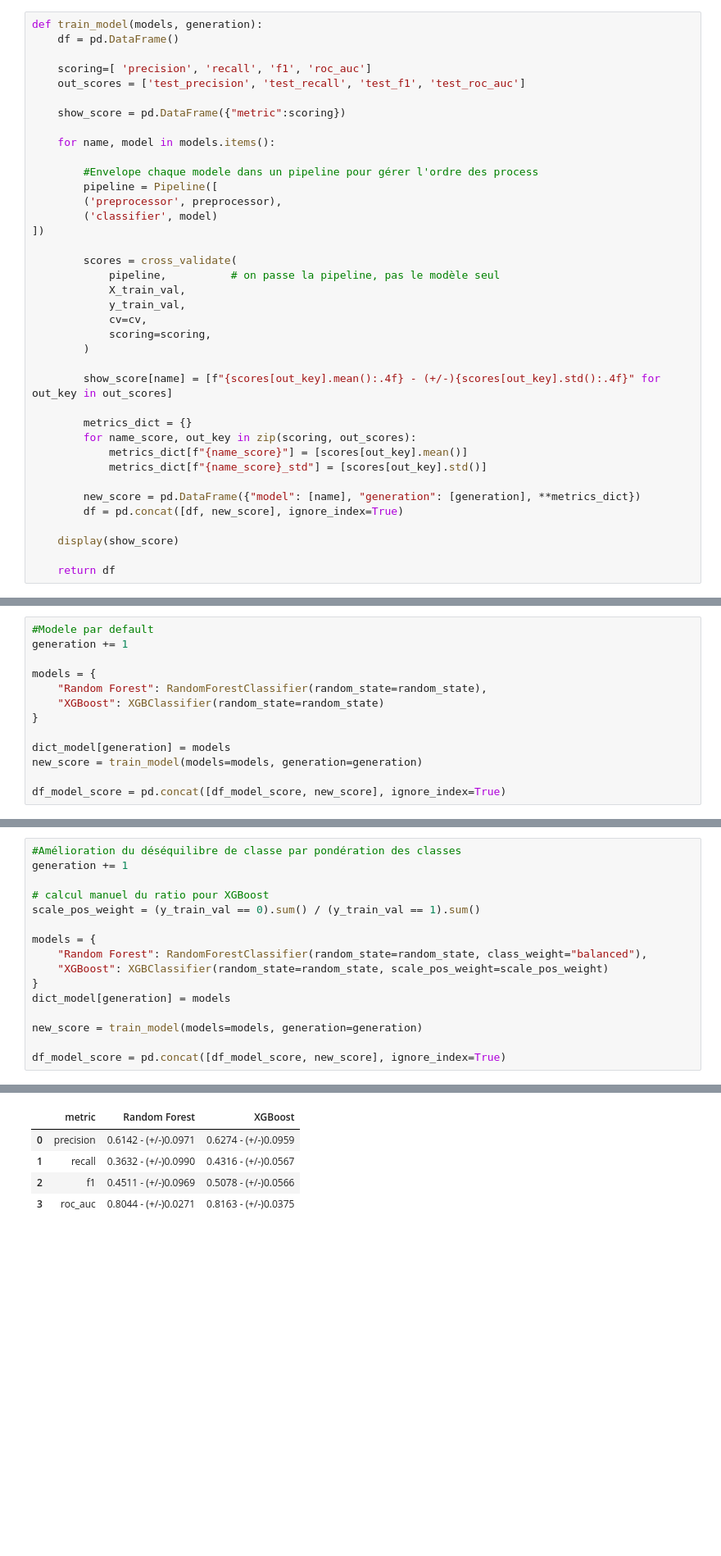
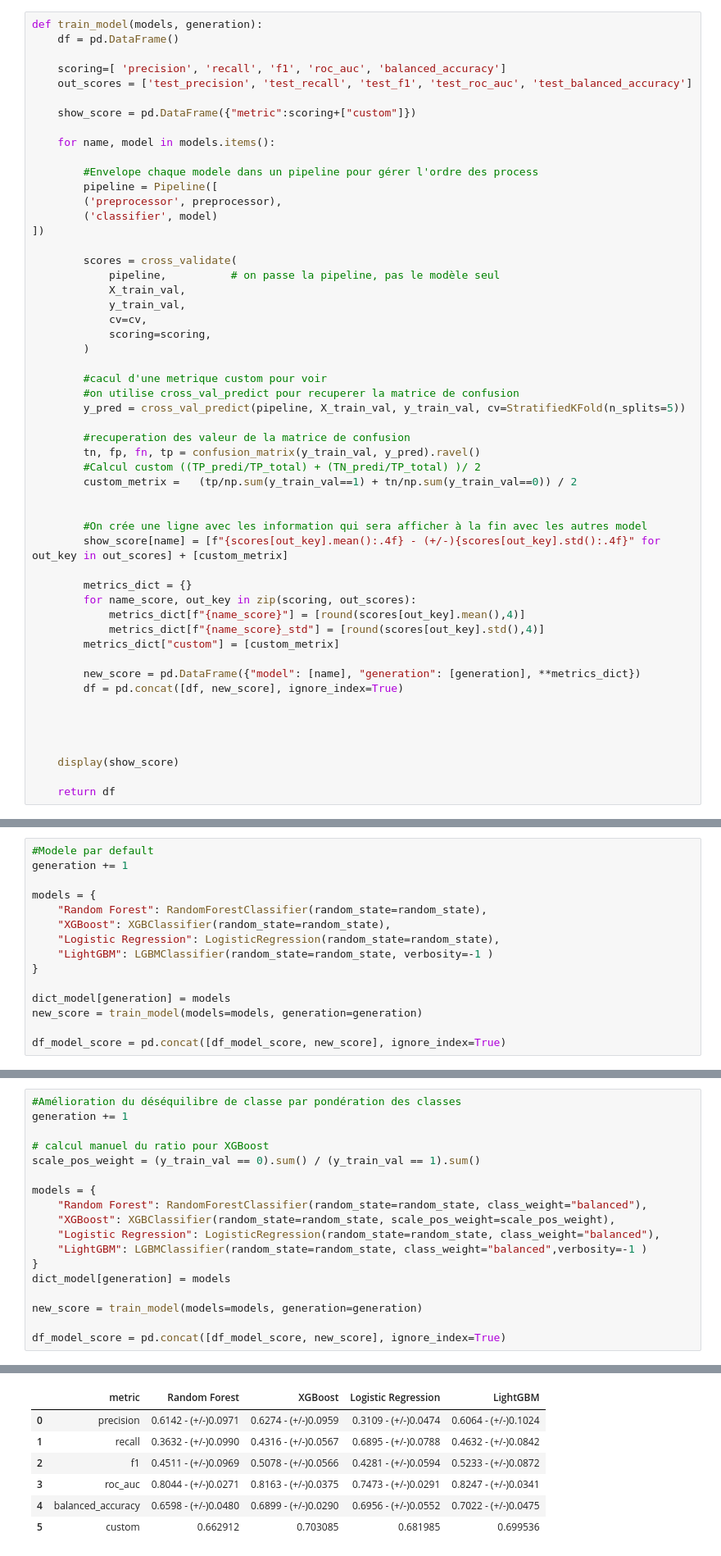
Before and after one commit to GreatTeacherJ/esn, a Jupyter notebook: src/app/data.ipynb, the cells around one changed output, grey strips where cells are left out. Shown at 82% size. Cells and saved outputs as stored; diff of their text form; blank space fills up the shorter version.

```diff
--- a/src/app/data.ipynb
+++ b/src/app/data.ipynb
@@ -713,10 +467,10 @@ print(get_scorer_names())
 def train_model(models, generation):
     df = pd.DataFrame()
 
-    scoring=[ 'precision', 'recall', 'f1', 'roc_auc']
-    out_scores = ['test_precision', 'test_recall', 'test_f1', 'test_roc_auc']
+    scoring=[ 'precision', 'recall', 'f1', 'roc_auc', 'balanced_accuracy']
+    out_scores = ['test_precision', 'test_recall', 'test_f1', 'test_roc_auc', 'test_balanced_accuracy']
 
-    show_score = pd.DataFrame({"metric":scoring})
+    show_score = pd.DataFrame({"metric":scoring+["custom"]})
 
     for name, model in models.items():
 
@@ -734,16 +488,31 @@ def train_model(models, generation):
             scoring=scoring,
         )
 
-        show_score[name] = [f"{scores[out_key].mean():.4f} - (+/-){scores[out_key].std():.4f}" for out_key in out_scores]
+        #cacul d'une metrique custom pour voir
+        #on utilise cross_val_predict pour recuperer la matrice de confusion
+        y_pred = cross_val_predict(pipeline, X_train_val, y_train_val, cv=StratifiedKFold(n_splits=5))
+
+        #recuperation des valeur de la matrice de confusion
+        tn, fp, fn, tp = confusion_matrix(y_train_val, y_pred).ravel()
+        #Calcul custom ((TP_predi/TP_total) + (TN_predi/TP_total) )/ 2
+        custom_metrix =   (tp/np.sum(y_train_val==1) + tn/np.sum(y_train_val==0)) / 2
+
+
+        #On crée une ligne avec les information qui sera afficher à la fin avec les autres model
+        show_score[name] = [f"{scores[out_key].mean():.4f} - (+/-){scores[out_key].std():.4f}" for out_key in out_scores] + [custom_metrix]
 
         metrics_dict = {}
         for name_score, out_key in zip(scoring, out_scores):
-            metrics_dict[f"{name_score}"] = [scores[out_key].mean()]
-            metrics_dict[f"{name_score}_std"] = [scores[out_key].std()]
+            metrics_dict[f"{name_score}"] = [round(scores[out_key].mean(),4)]
+            metrics_dict[f"{name_score}_std"] = [round(scores[out_key].std(),4)]
+        metrics_dict["custom"] = [custom_metrix]
 
         new_score = pd.DataFrame({"model": [name], "generation": [generation], **metrics_dict})
         df = pd.concat([df, new_score], ignore_index=True)
 
+
+
+
     display(show_score)
 
     return df
@@ -771,7 +522,9 @@ generation += 1
 
 models = {
     "Random Forest": RandomForestClassifier(random_state=random_state),
-    "XGBoost": XGBClassifier(random_state=random_state)
+    "XGBoost": XGBClassifier(random_state=random_state),
+    "Logistic Regression": LogisticRegression(random_state=random_state),
+    "LightGBM": LGBMClassifier(random_state=random_state, verbosity=-1 )
 }
 
 dict_model[generation] = models
@@ -796,7 +568,9 @@ scale_pos_weight = (y_train_val == 0).sum() / (y_train_val == 1).sum()
 
 models = {
     "Random Forest": RandomForestClassifier(random_state=random_state, class_weight="balanced"),
-    "XGBoost": XGBClassifier(random_state=random_state, scale_pos_weight=scale_pos_weight)
+    "XGBoost": XGBClassifier(random_state=random_state, scale_pos_weight=scale_pos_weight),
+    "Logistic Regression": LogisticRegression(random_state=random_state, class_weight="balanced"),
+    "LightGBM": LGBMClassifier(random_state=random_state, class_weight="balanced",verbosity=-1 )
 }
 dict_model[generation] = models
 
@@ -807,5 +598,7 @@ df_model_score = pd.concat([df_model_score, new_score], ignore_index=True)
-|  | metric | Random Forest | XGBoost |
-| 0 | precision | 0.6142 - (+/-)0.0971 | 0.6274 - (+/-)0.0959 |
-| 1 | recall | 0.3632 - (+/-)0.0990 | 0.4316 - (+/-)0.0567 |
-| 2 | f1 | 0.4511 - (+/-)0.0969 | 0.5078 - (+/-)0.0566 |
-| 3 | roc_auc | 0.8044 - (+/-)0.0271 | 0.8163 - (+/-)0.0375 |
+|  | metric | Random Forest | XGBoost | Logistic Regression | LightGBM |
+| 0 | precision | 0.6142 - (+/-)0.0971 | 0.6274 - (+/-)0.0959 | 0.3109 - (+/-)0.0474 | 0.6064 - (+/-)0.1024 |
+| 1 | recall | 0.3632 - (+/-)0.0990 | 0.4316 - (+/-)0.0567 | 0.6895 - (+/-)0.0788 | 0.4632 - (+/-)0.0842 |
+| 2 | f1 | 0.4511 - (+/-)0.0969 | 0.5078 - (+/-)0.0566 | 0.4281 - (+/-)0.0594 | 0.5233 - (+/-)0.0872 |
+| 3 | roc_auc | 0.8044 - (+/-)0.0271 | 0.8163 - (+/-)0.0375 | 0.7473 - (+/-)0.0291 | 0.8247 - (+/-)0.0341 |
+| 4 | balanced_accuracy | 0.6598 - (+/-)0.0480 | 0.6899 - (+/-)0.0290 | 0.6956 - (+/-)0.0552 | 0.7022 - (+/-)0.0475 |
+| 5 | custom | 0.662912 | 0.703085 | 0.681985 | 0.699536 |
```
Also changed, not shown: parts of 39 cells of this notebook, 2 other files.
